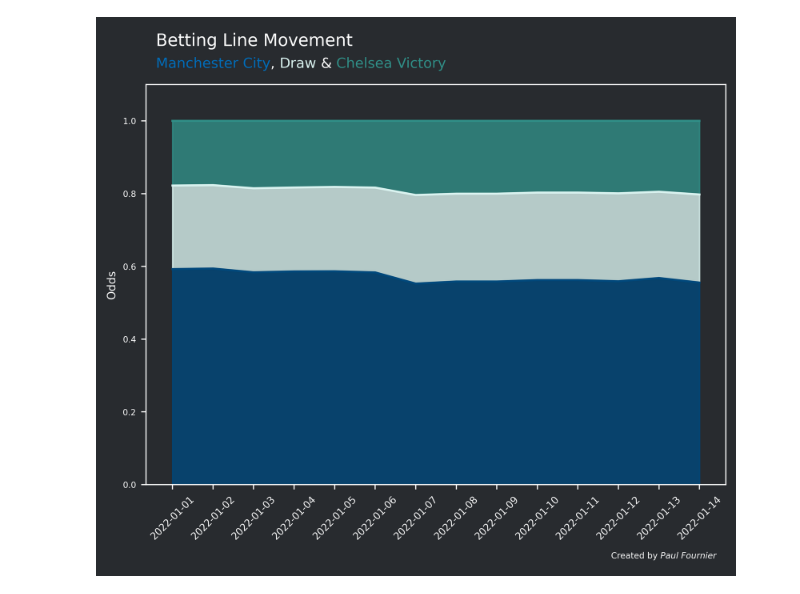
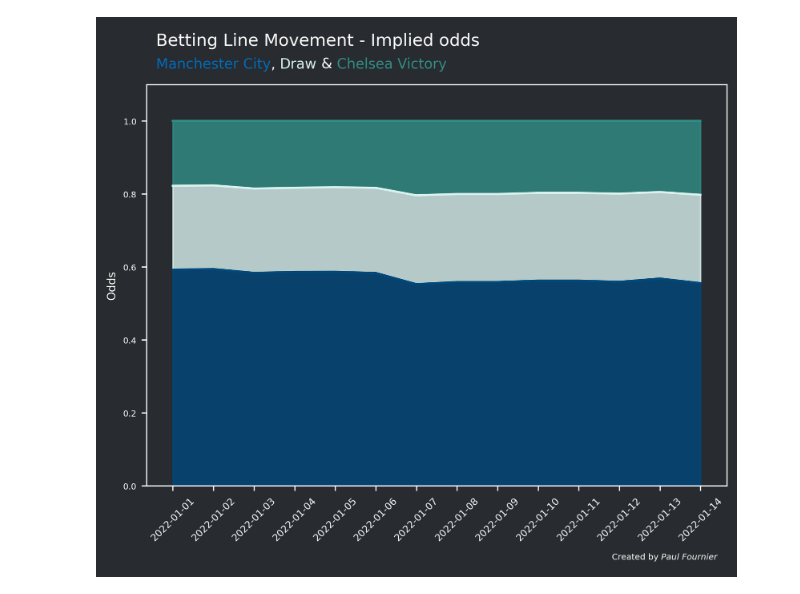
Before and after one commit to Fournierp/FPL, a Jupyter notebook: analysis/Betting Line Movement.ipynb, the cells around one changed output. Drawn from its saved outputs; the diff is of its cells as text; code cells hidden in the pictures.

```diff
--- a/analysis/Betting Line Movement.ipynb
+++ b/analysis/Betting Line Movement.ipynb
@@ -11,7 +17,7 @@ import matplotlib.pyplot as plt
 plt.style.use('default')
 # %%
 import matplotlib as mpl
-mpl.rcParams['figure.dpi'] = 400
+mpl.rcParams['figure.dpi'] = 300
 from highlight_text import fig_text
 
 body_font = "Open Sans"
@@ -57,9 +110,9 @@ fig.set_facecolor(background)
 ax.patch.set_alpha(0)
 
 df = pd.DataFrame(df).sort_values(0, ignore_index=True)
-df['odds_away'] = 100 / df[2] / (100/df[2] + 100/df[3] + 100/df[4])
-df['odds_home'] = 100 / df[3] / (100/df[2] + 100/df[3] + 100/df[4])
-df['odds_draw'] = 100 / df[4] / (100/df[2] + 100/df[3] + 100/df[4])
+df['odds_away'] = 1 / df[2] / (1/df[2] + 1/df[3] + 1/df[4])
+df['odds_home'] = 1 / df[3] / (1/df[2] + 1/df[3] + 1/df[4])
+df['odds_draw'] = 1 / df[4] / (1/df[2] + 1/df[3] + 1/df[4])
 
 ax.plot(df[0], df['odds_home'], color=home_c)
 #Fill under the curve
@@ -69,7 +122,7 @@ plt.fill_between(
     color = home_c,
     alpha = 0.8)
 
-ax.plot( df[0], df['odds_home'] + df['odds_draw'], color=draw_c)
+ax.plot(df[0], df['odds_home'] + df['odds_draw'], color=draw_c)
 plt.fill_between(
      x = df[0],
      y1 = df['odds_home'] + df['odds_draw'],
@@ -83,32 +136,32 @@ plt.fill_between(
     y1 = df['odds_home'] + df['odds_draw'] + df['odds_away'],
     y2 = df['odds_home'] + df['odds_draw'],
     color = away_c,
     alpha = 0.8)
 
 ax.set_ylabel('Odds' , fontsize=8, color=text_color)
 ax.set_ylim([0, 1.1])
 plt.xticks(rotation=45, fontweight='light',  fontsize='x-small',)
 
 fig_text(
     x=0.1, y=1.075,
-    s="Betting Line Movement",
+    s="Betting Line Movement - Implied odds",
     fontsize=12, fontfamily=title_font, color=text_color, alpha=1)
 fig_text(
     x=0.1, y=1.025,
     s=f"<{home}>, <Draw> & <{[team for team in teams if team != home][0]} Victory>",
     highlight_textprops=[
             {"color": '#016DBA'},
             {"color": draw_c},
             {"color": away_c}
         ],
     fontsize=10, fontfamily=title_font, color=text_color, alpha=1)
 
 fig_text(
     x=0.8, y=0.01,
     s="Created by <Paul Fournier>",
     highlight_textprops=[{"fontstyle": "italic"}],
     fontsize=6, fontfamily=watermark_font, color=text_color)
 
 plt.show()
 # %% [output]
-[figure, old version]
+[figure, new version]
```
Also changed, not shown: parts of 8 cells of this notebook.
